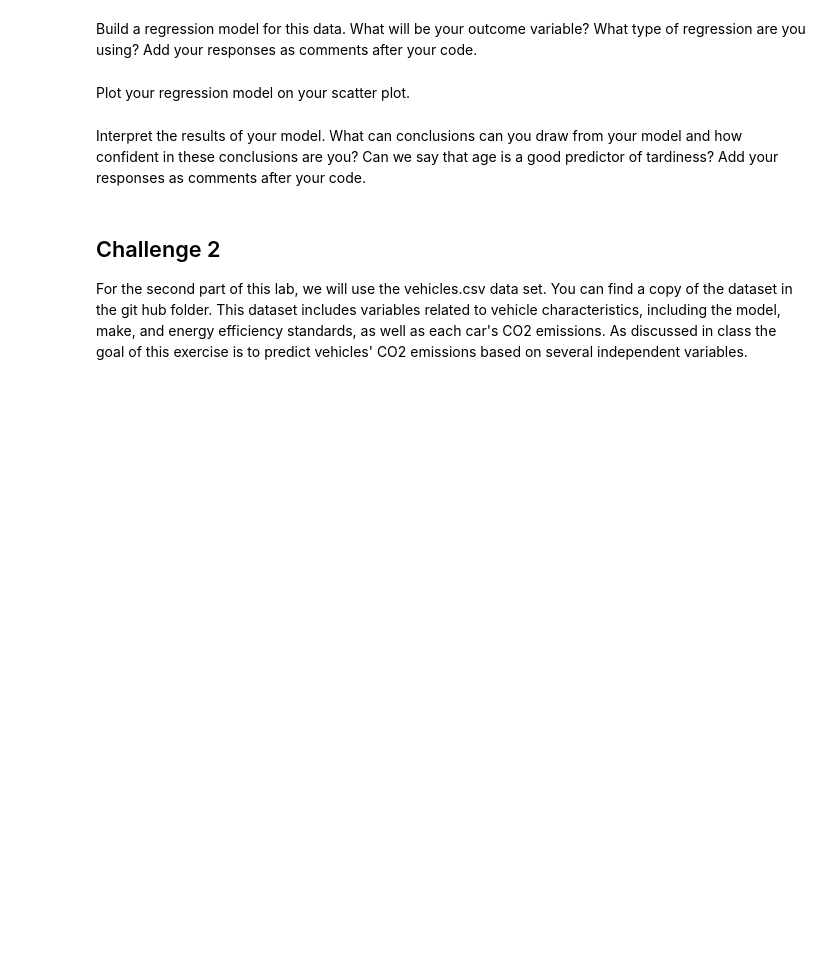
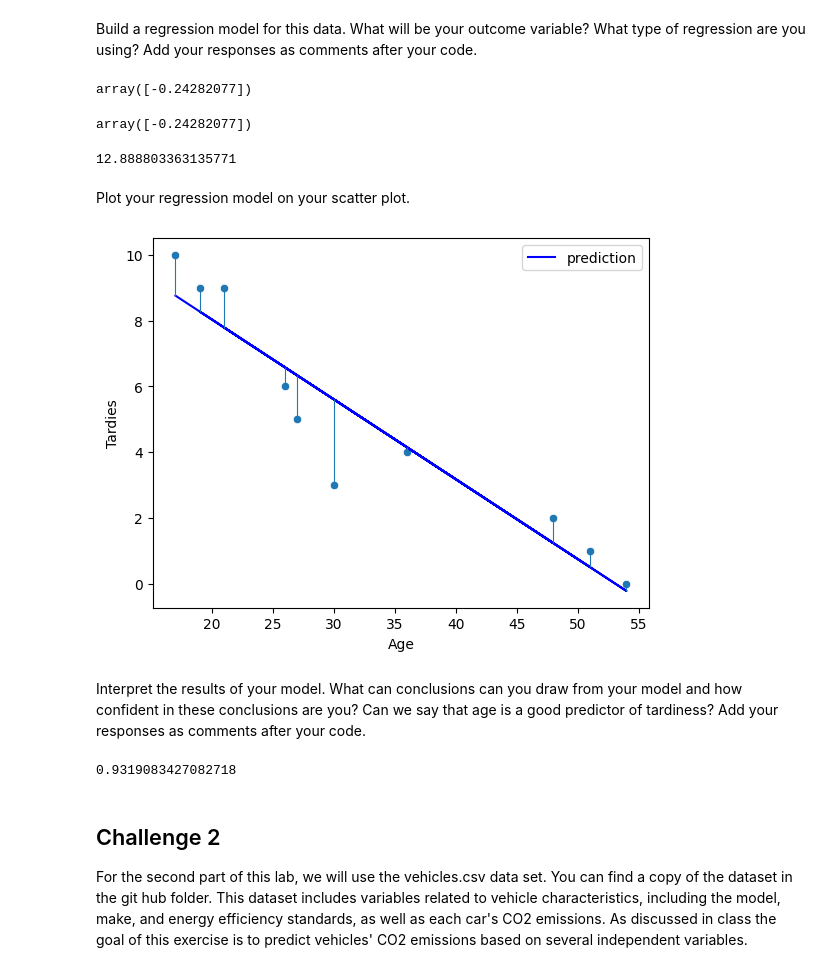
Before and after one commit to Ironhack-data-bcn-oct-2023/lab-regression-analysis, a Jupyter notebook: your-code.ipynb, the cells around one changed output. Cells and saved outputs as stored; diff of their text form; code cells hidden in the pictures; blank space fills up the shorter version.

Commit message:
lab-regression-analysis

```diff
--- a/your-code.ipynb
+++ b/your-code.ipynb
@@ -49,2 +64,28 @@ Build a regression model for this data. What will be your outcome variable? What
+# %%
+from sklearn.linear_model import LinearRegression
+from sklearn import metrics
+
+# Variables
+# X is age
+# y is tardies
+X = student_data[["Age"]]
+y = student_data["Tardies"]
+my_model = LinearRegression()
+my_model = my_model.fit(X,y)
+my_model
+
+# I'm using linear regression, as we are assesing the relation between
+# going late to class and the ages. For this reason, age is the independent
+# variable and tardines the dependent variable.
+# %% [output]
+array([-0.24282077])
+# %%
+my_model.coef_
+# %% [output]
+array([-0.24282077])
+# %%
+my_model.intercept_
+# %% [output]
+12.888803363135771
 # %% [markdown]
 Plot your regression model on your scatter plot.
@@ -53,2 +92,11 @@ Plot your regression model on your scatter plot.
+# %%
+student_data["prediction_through_scikit_learn"] = student_data[["Age"]] * my_model.coef_[0] + my_model.intercept_
+# %%
+sns.scatterplot(y = student_data["Tardies"], x=student_data["Age"]);
+plt.plot(student_data[["Age"]], student_data["prediction_through_scikit_learn"], c= "blue", label = "prediction");
+plt.vlines(X,  student_data["prediction_through_scikit_learn"], y, lw=0.8)
+plt.legend();
+# %% [output]
+[figure, added]
 # %% [markdown]
 Interpret the results of your model. What can conclusions can you draw from your model and how confident in these conclusions are you? Can we say that age is a good predictor of tardiness? Add your responses as comments after your code.
@@ -56,0 +103,5 @@ Interpret the results of your model. What can conclusions can you draw from your
+# %%
+student_data["error_scikit_learn"] = (student_data["Tardies"]-student_data["prediction_through_scikit_learn"]).abs()
+student_data["error_scikit_learn"].mean()
+# %% [output]
+0.9319083427082718
```
Also changed, not shown: parts of 37 cells of this notebook.
